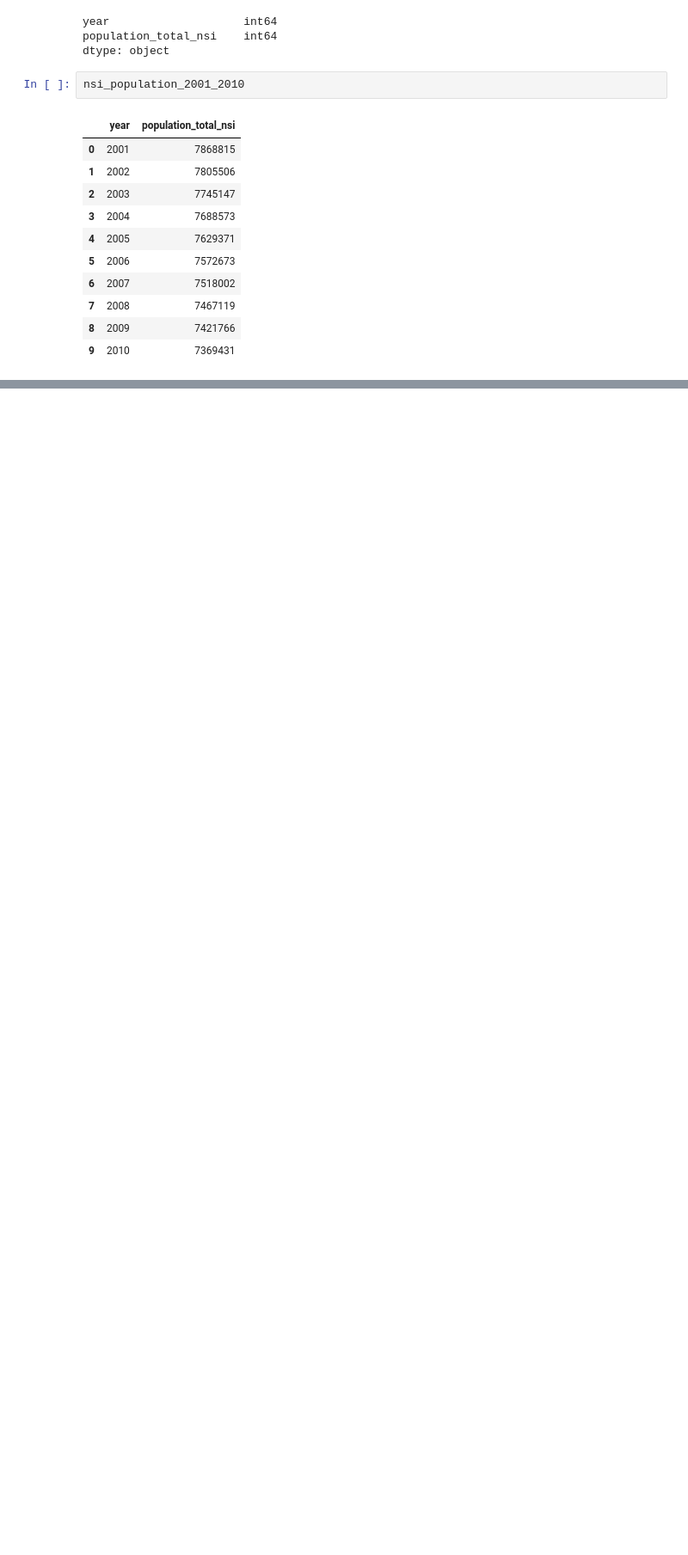
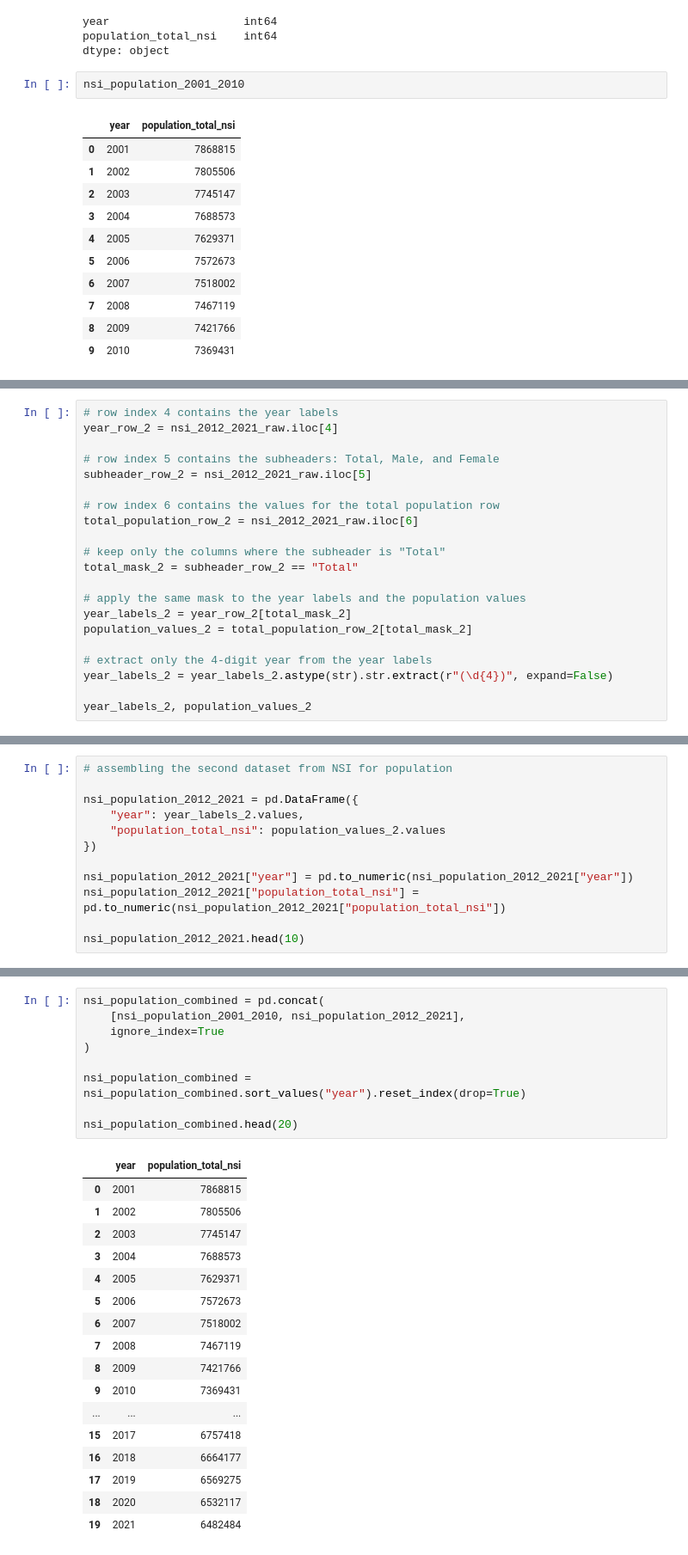
Before and after one commit to AleksM654/bulgaria-before-after-1989, a Jupyter notebook: notebooks/01_data_inspection_and_cleaning.ipynb, the cells around one changed output, grey strips where cells are left out. Shown at 86% size. Saved outputs shown, nothing was run; the diff lists cells and outputs as text; blank space fills up the shorter version.

```diff
--- a/notebooks/01_data_inspection_and_cleaning.ipynb
+++ b/notebooks/01_data_inspection_and_cleaning.ipynb
@@ -473,0 +502,21 @@ nsi_population_2001_2010
+# %%
+# row index 4 contains the year labels
+year_row_2 = nsi_2012_2021_raw.iloc[4]
+
+# row index 5 contains the subheaders: Total, Male, and Female
+subheader_row_2 = nsi_2012_2021_raw.iloc[5]
+
+# row index 6 contains the values for the total population row
+total_population_row_2 = nsi_2012_2021_raw.iloc[6]
+
+# keep only the columns where the subheader is "Total"
+total_mask_2 = subheader_row_2 == "Total"
+
+# apply the same mask to the year labels and the population values
+year_labels_2 = year_row_2[total_mask_2]
+population_values_2 = total_population_row_2[total_mask_2]
+
+# extract only the 4-digit year from the year labels
+year_labels_2 = year_labels_2.astype(str).str.extract(r"(\d{4})", expand=False)
+
+year_labels_2, population_values_2
@@ -473,0 +541,12 @@ nsi_population_2001_2010
+# %%
+# assembling the second dataset from NSI for population
+
+nsi_population_2012_2021 = pd.DataFrame({
+    "year": year_labels_2.values,
+    "population_total_nsi": population_values_2.values
+})
+
+nsi_population_2012_2021["year"] = pd.to_numeric(nsi_population_2012_2021["year"])
+nsi_population_2012_2021["population_total_nsi"] = pd.to_numeric(nsi_population_2012_2021["population_total_nsi"])
+
+nsi_population_2012_2021.head(10)
@@ -473,0 +567,27 @@ nsi_population_2001_2010
+# %%
+nsi_population_combined = pd.concat(
+    [nsi_population_2001_2010, nsi_population_2012_2021],
+    ignore_index=True
+)
+
+nsi_population_combined = nsi_population_combined.sort_values("year").reset_index(drop=True)
+
+nsi_population_combined.head(20)
+# %% [output]
+|  | year | population_total_nsi |
+| 0 | 2001 | 7868815 |
+| 1 | 2002 | 7805506 |
+| 2 | 2003 | 7745147 |
+| 3 | 2004 | 7688573 |
+| 4 | 2005 | 7629371 |
+| 5 | 2006 | 7572673 |
+| 6 | 2007 | 7518002 |
+| 7 | 2008 | 7467119 |
+| 8 | 2009 | 7421766 |
+| 9 | 2010 | 7369431 |
+| ... | ... | ... |
+| 15 | 2017 | 6757418 |
+| 16 | 2018 | 6664177 |
+| 17 | 2019 | 6569275 |
+| 18 | 2020 | 6532117 |
+| 19 | 2021 | 6482484 |
```
Also changed, not shown: parts of 9 cells of this notebook.
